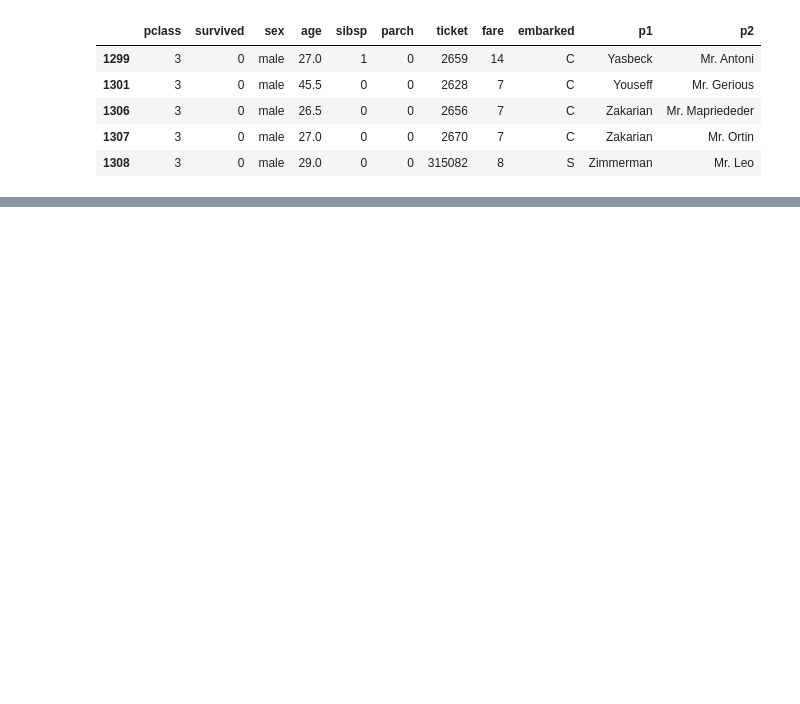
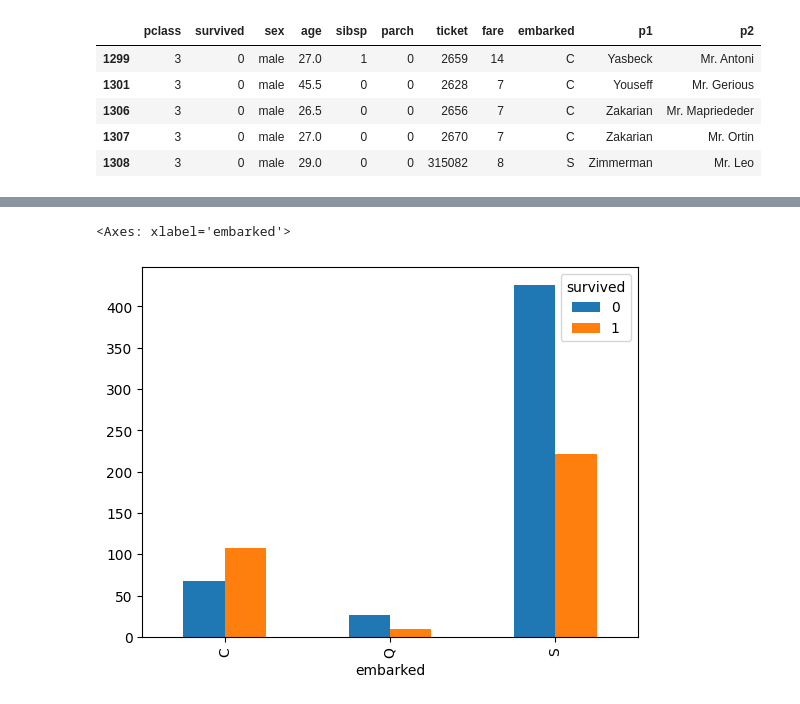
Before and after one commit to Shrujan2006/python-libraries, a Jupyter notebook: practise.ipynb, the cells around one changed output, grey strips where cells are left out. Drawn from its saved outputs; the diff is of its cells as text; code cells hidden in the pictures; blank space fills up the shorter version.

```diff
--- a/practise.ipynb
+++ b/practise.ipynb
@@ -274,0 +315,7 @@ plt.show()
+# %%
+sur=df.groupby("embarked")["survived"].value_counts().unstack()
+# %%
+sur.plot(kind="bar")
+# %% [output]
+<Axes: xlabel='embarked'>
+[figure, added]
```
Also changed, not shown: parts of 23 cells of this notebook, 1 other file.
